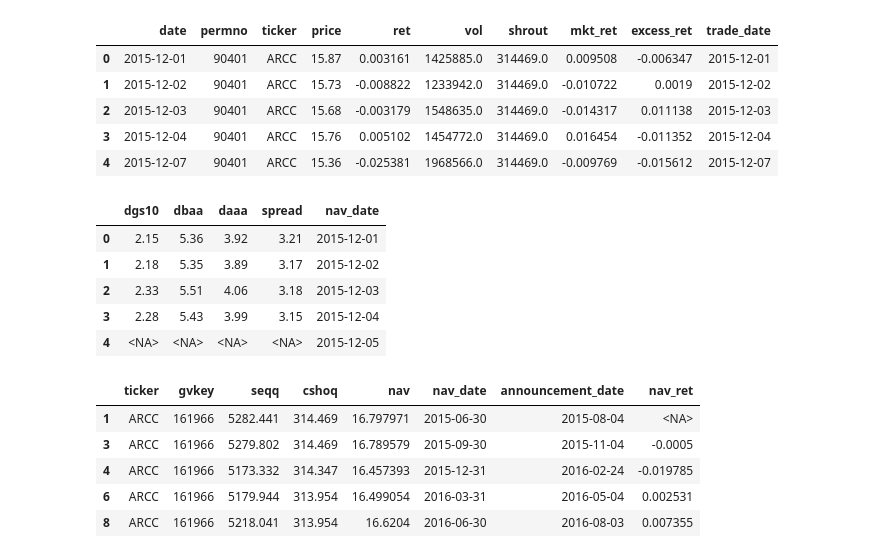
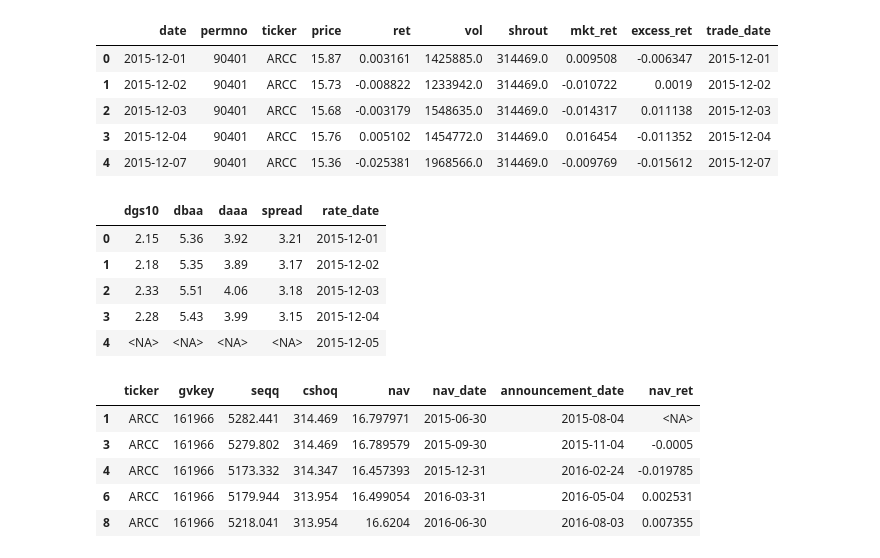
Before and after one commit to aj-zhimire/finance, a Jupyter notebook: event_study.ipynb, the cells around one changed output. Drawn from its saved outputs; the diff is of its cells as text; code cells hidden in the pictures.

Commit message:
rates and spread impact

```diff
--- a/event_study.ipynb
+++ b/event_study.ipynb
@@ -95,26 +96,26 @@ df_trade.head()
 # %%
 # 2. df_rate
 
 query = """
 SELECT
     date,
     dgs10,
     dbaa,
     daaa,
     (dbaa - dgs10) AS spread
 FROM frb.rates_daily
 WHERE cast(date as date) >= '2015-12-01'
 ORDER BY date
 """
 
 df_rate = db.raw_sql(query)
 
-df_rate.loc[:, 'nav_date'] = pd.to_datetime(df_rate['date'])
+df_rate.loc[:, 'rate_date'] = pd.to_datetime(df_rate['date'])
 df_rate = df_rate.drop(columns=['date'])
-
+df_rate.to_csv("data/df_rate.csv", index=False)
 df_rate.head()
 # %% [output]
-|  | dgs10 | dbaa | daaa | spread | nav_date |
+|  | dgs10 | dbaa | daaa | spread | rate_date |
 | 0 | 2.15 | 5.36 | 3.92 | 3.21 | 2015-12-01 |
 | 1 | 2.18 | 5.35 | 3.89 | 3.17 | 2015-12-02 |
 | 2 | 2.33 | 5.51 | 4.06 | 3.18 | 2015-12-03 |
```
Also changed, not shown: parts of 9 cells of this notebook, 8 other files.
